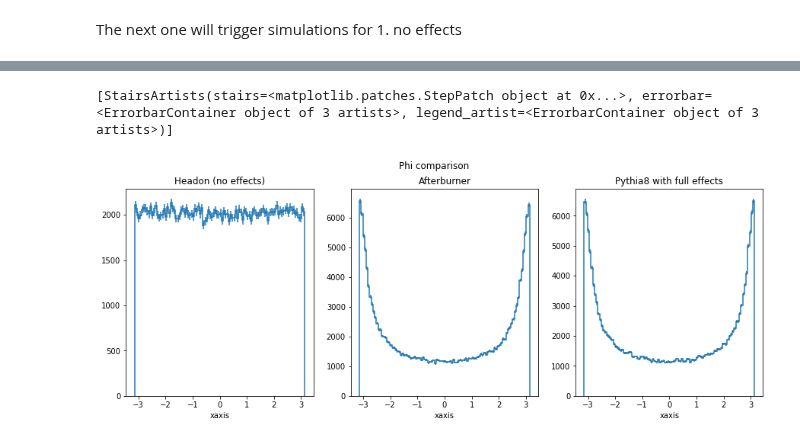
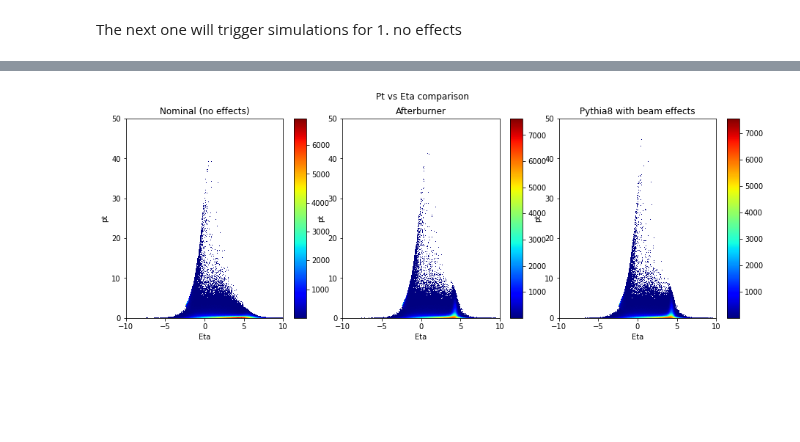
Before and after one commit to eic/afterburner, a Jupyter notebook: python/comparison.ipynb, the cells around one changed output, grey strips where cells are left out. Saved outputs shown, nothing was run; the diff lists cells and outputs as text; code cells hidden in the pictures; blank space fills up the shorter version.

```diff
--- a/python/comparison.ipynb
+++ b/python/comparison.ipynb
@@ -90,15 +135,27 @@ full_py8_file = uproot.open(full_py8_root)
 # %%
-fig, (ax1, ax2, ax3) = plt.subplots(1, 3, figsize=(15, 5))
-fig.suptitle('Phi comparison')
+my_cmap = mpl.cm.get_cmap("jet").copy()
+my_cmap.set_under('w',1)
 
-ax1.set_title("Headon (no effects)")
-no_effects_file['partPhi'].to_hist().plot(ax=ax1)
+def compare_2d_plots(histo_name, title, x_label, y_label, figsize=(15, 5)):
+    fig, (ax1, ax2, ax3) = plt.subplots(1, 3, figsize=figsize)
+    fig.suptitle(title)
 
-ax2.set_title("Afterburner")
-afterburner_file['partPhi'].to_hist().plot(ax=ax2)
+    ax1.set_title("Nominal (no effects)")
+    ax1.set_xlabel(x_label)
+    ax1.set_ylabel(y_label)
+    no_effects_file[histo_name].to_hist().plot(ax=ax1, vmin=1, cmap=my_cmap)
 
-ax3.set_title("Pythia8 with full effects")
-full_py8_file['partPhi'].to_hist().plot(ax=ax3)
+    ax2.set_title("Afterburner")
+    ax2.set_xlabel(x_label)
+    ax2.set_ylabel(y_label)
+    afterburner_file[histo_name].to_hist().plot(ax=ax2, vmin=1, cmap=my_cmap)
+
+    ax3.set_title("Pythia8 with beam effects")
+    ax3.set_xlabel(x_label)
+    ax3.set_ylabel(y_label)
+    full_py8_file[histo_name].to_hist().plot(ax=ax3, vmin=1, cmap=my_cmap)
+
+
+compare_2d_plots('partPtVsEta', 'Pt vs Eta comparison', 'Eta', 'pt')
 # %% [output]
-[StairsArtists(stairs=<matplotlib.patches.StepPatch object at 0x...>, errorbar=<ErrorbarContainer object of 3 artists>, legend_artist=<ErrorbarContainer object of 3 artists>)]
-[figure, old version]
+[figure, new version]
```
Also changed, not shown: parts of 12 cells of this notebook, 6 other files.
